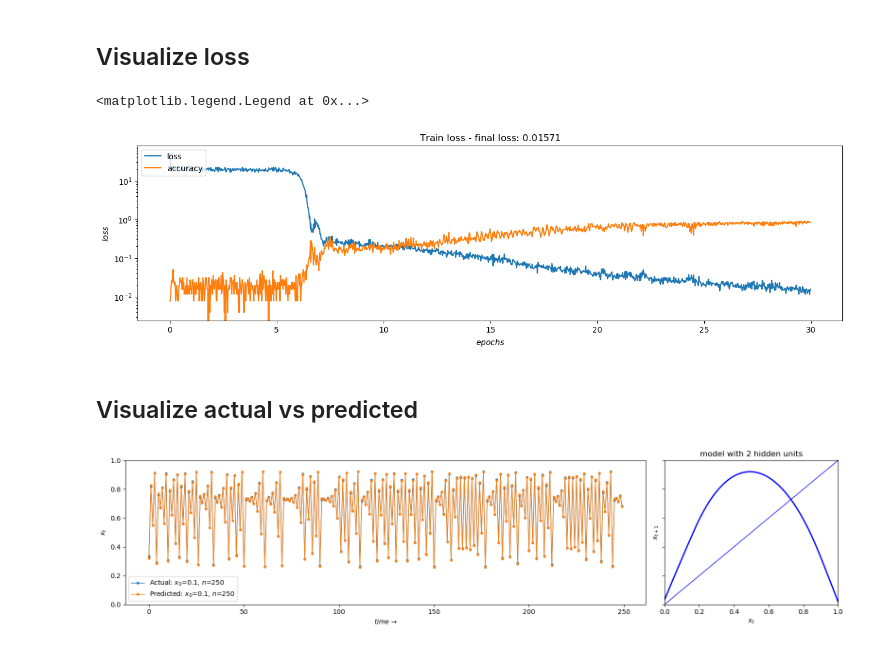
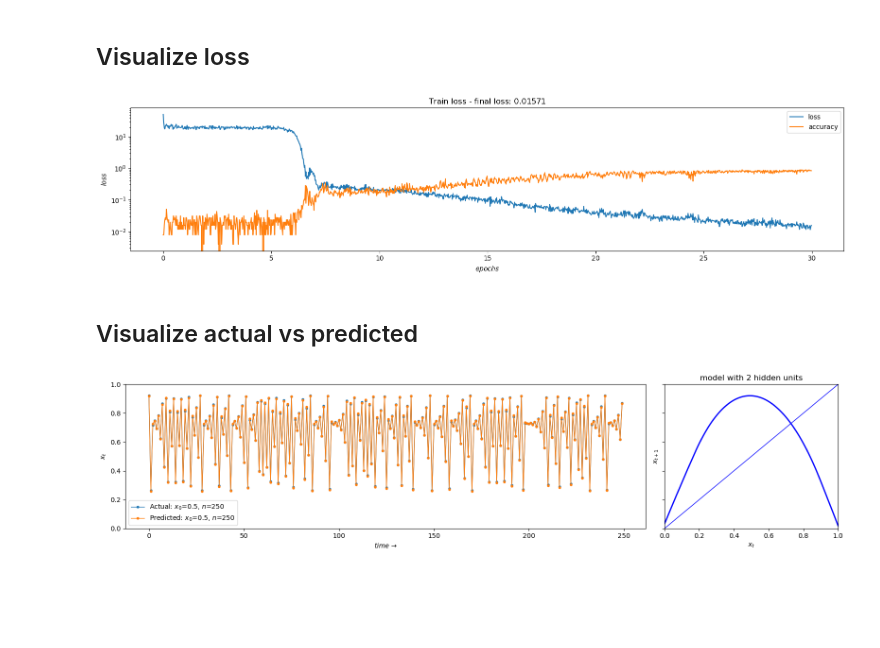
Before and after one commit to bartmarseille/iterate-torch-metal, a Jupyter notebook: iterate-logistic-torch-metal.ipynb, the cells around one changed output. Saved outputs shown, nothing was run; the diff lists cells and outputs as text; code cells hidden in the pictures; blank space fills up the shorter version.

```diff
--- a/iterate-logistic-torch-metal.ipynb
+++ b/iterate-logistic-torch-metal.ipynb
@@ -40,9 +40,10 @@ class Model1N1(nn.Module):
 def train(config, device):
     torch_utils.reset_seed(config.seed)
 
-    # create train data
+    # create train data as 2d array
     X_train = np.linspace(0.0, 1.0, config.num_samples)
     np.random.shuffle(X_train)
+    X_train = X_train.reshape(-1,1)
     Y_train = map_utils.logistic_map(X_train, **config.parameters)
     train_dataset = torch_utils.MpsDataset(X_train, Y_train, device)
     train_loader = torch.utils.data.DataLoader(train_dataset, batch_size=config.batch_size, shuffle=True)
@@ -134,47 +135,43 @@ pytorch using device: mps
 # %%
 fig, ax = plt.subplots(1, 1, figsize=(16, 4))
 ax.plot(epoch_time, train_loss, label='loss')
 ax.plot(epoch_time, train_accuracy, label='accuracy')
 ax.set_title(f'Train loss - final loss: ${train_loss[-1]: .5f}$')
 ax.set_xlabel('$epochs$')
 ax.set_ylabel('$loss$')
 ax.set_yscale('log')
-ax.legend(loc="upper left")
+ax.legend(loc="upper right")
+plt.tight_layout()
 # %% [output]
-<matplotlib.legend.Legend at 0x...>
-[figure, old version]
+[figure, new version]
 # %% [markdown]
 ## Visualize actual vs predicted
 # %%
-x0 = 0.1
+v0 = [0.5]
 n=250
-X = map_utils.iterate(map_utils.logistic_map, x0, n=n, **config.parameters).astype(float)
+X = map_utils.iterate(map_utils.logistic_map, v0, n=n, **config.parameters)
 Y = map_utils.logistic_map(X, **config.parameters)
 
-X_torch = torch.tensor([[x] for x in X], dtype=torch.float32).to(config.device)
-Y_pred = model(X_torch)
-Y_pred = [y.item() for y in Y_pred]
+X_torch = torch.from_numpy(X).to(torch.float32).to(device="mps")
+Y_hat = model(X_torch)
+Y_hat = Y_hat.cpu().detach().numpy()
 
 fig, (ax1, ax2) = plt.subplots(1, 2, figsize=(16, 4), gridspec_kw={'width_ratios': [3, 1]}, sharey=True)
-
-ax1.plot(Y, marker='.', lw=1,label=f'Actual: $x_0$={x0:.3g}, $n$={n}')
-ax1.plot(Y_pred, marker='.', lw=1,label=f'Predicted: $x_0$={x0:.3g}, $n$={n}')
-
+ax1.plot(Y, marker='.', lw=1,label=f'Actual: $x_0$={v0[0]:.3g}, $n$={n}')
+ax1.plot(Y_hat, marker='.', lw=1,label=f'Predicted: $x_0$={v0[0]:.3g}, $n$={n}')
 ax1.set_xlabel(f'$time$ $→$')
 ax1.set_ylabel(f'$x_t$')
 ax1.legend(loc="upper left")
-
-# ax1 = plot_trajectories([Y, Y_pred], Ps=['actual', 'predicted'], ax=ax1)
 ax1.legend()
 
 # plot mapping
-X = np.linspace(0.0, 1.0, 100)
-X_linspace = torch.tensor([[x] for x in X], dtype=torch.float32).to(config.device)
-Y_model = model(X_linspace)
-Y = [y.item() for y in Y_model]
+X_linspace = np.linspace(0.0, 1.0, 100).reshape(-1,1)
+X_torch = torch.from_numpy(X_linspace).to(torch.float32).to(device="mps")
+Y_linspace = model(X_torch)
+Y_linspace = Y_linspace.cpu().detach().numpy()
 
-ax2.plot(X, Y, c='b', lw=2)
-ax2.plot(X, X, c='b', lw=1)
+ax2.plot(X_linspace, Y_linspace, c='b', lw=2)
+ax2.plot(X_linspace, X_linspace, c='b', lw=1)
 ax2.set_xlabel('$x_{t}$')
 ax2.set_ylabel('$x_{t+1}$')
 ax2.set_title(f'model with {config.num_hidden_units} hidden units')
@@ -184,4 +181,4 @@ ax2.set_ylim(0, 1)
 
 plt.tight_layout()
 # %% [output]
-[figure, old version]
+[figure, new version]
```
Also changed, not shown: 2 other files.
